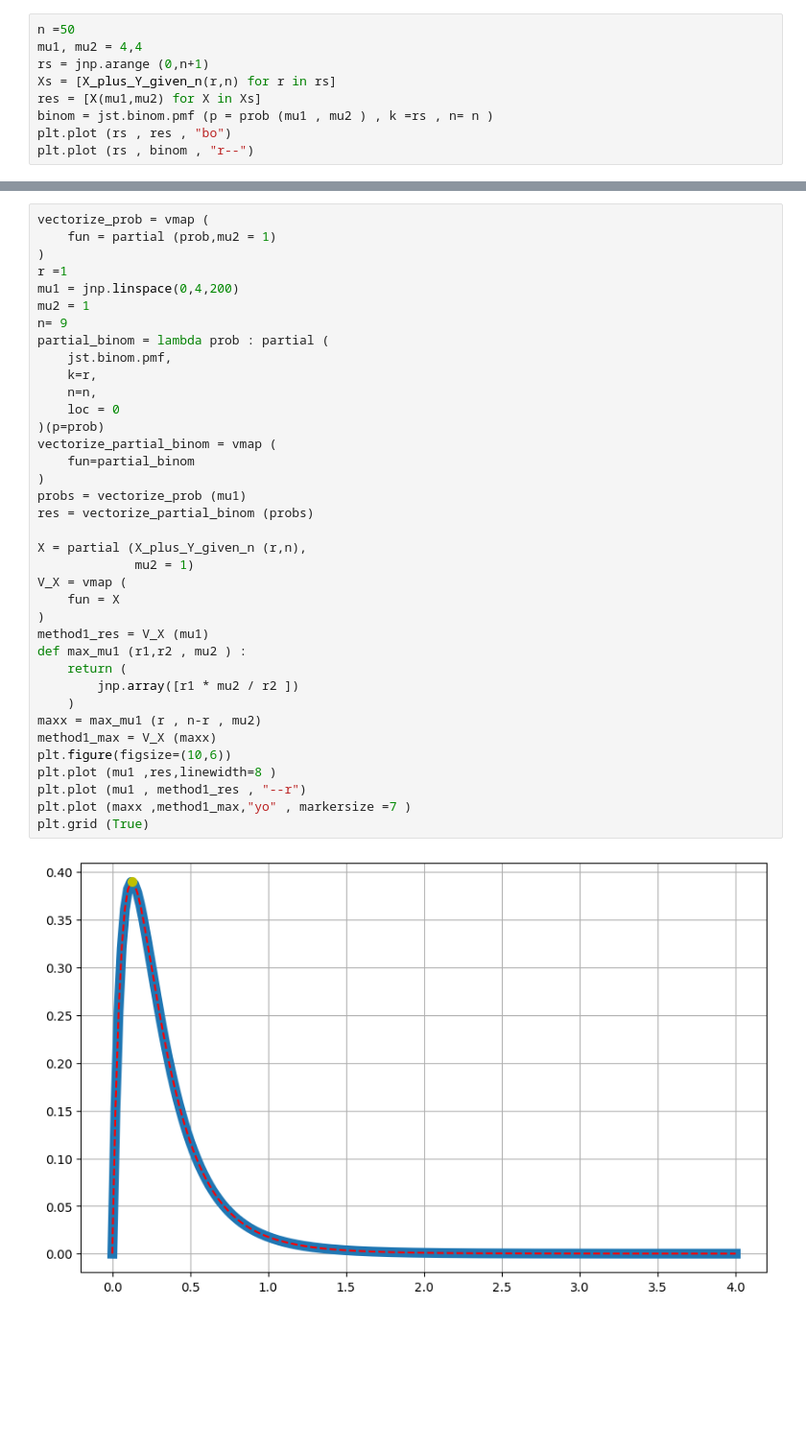
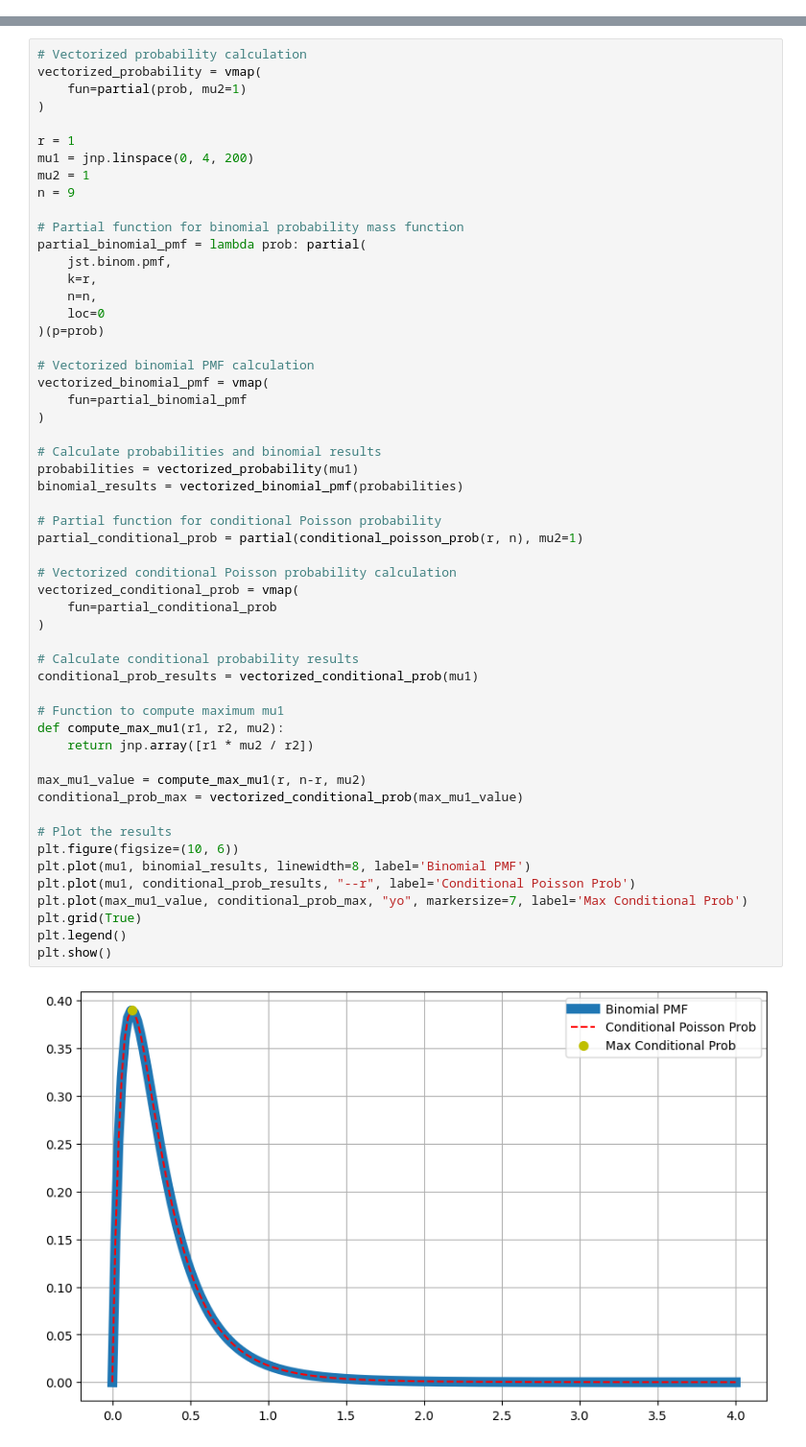
Before and after one commit to Hamzahjausi/poisson_studies, a Jupyter notebook: poisson_ch1.ipynb, the cells around one changed output, grey strips where cells are left out. Shown: that part at 96% size. Saved outputs shown, nothing was run; the diff lists cells and outputs as text; blank space fills up the shorter version.

```diff
--- a/poisson_ch1.ipynb
+++ b/poisson_ch1.ipynb
@@ -30,9 +0,0 @@ prob = lambda mu1 , mu2 : mu1 / (mu1 +mu2)
-# %%
-n =50
-mu1, mu2 = 4,4
-rs = jnp.arange (0,n+1)
-Xs = [X_plus_Y_given_n(r,n) for r in rs]
-res = [X(mu1,mu2) for X in Xs]
-binom = jst.binom.pmf (p = prob (mu1 , mu2 ) , k =rs , n= n )
-plt.plot (rs , res , "bo")
-plt.plot (rs , binom , "r--")
@@ -42,39 +104,56 @@ plt.plot (rs , binom , "r--")
 # %%
-vectorize_prob = vmap (
-    fun = partial (prob,mu2 = 1)
+# Vectorized probability calculation
+vectorized_probability = vmap(
+    fun=partial(prob, mu2=1)
 )
-r =1
-mu1 = jnp.linspace(0,4,200)
+
+r = 1
+mu1 = jnp.linspace(0, 4, 200)
 mu2 = 1
-n= 9
-partial_binom = lambda prob : partial (
+n = 9
+
+# Partial function for binomial probability mass function
+partial_binomial_pmf = lambda prob: partial(
     jst.binom.pmf,
     k=r,
     n=n,
-    loc = 0
+    loc=0
 )(p=prob)
-vectorize_partial_binom = vmap (
-    fun=partial_binom
+
+# Vectorized binomial PMF calculation
+vectorized_binomial_pmf = vmap(
+    fun=partial_binomial_pmf
 )
-probs = vectorize_prob (mu1)
-res = vectorize_partial_binom (probs)
 
-X = partial (X_plus_Y_given_n (r,n),
-             mu2 = 1)
-V_X = vmap (
-    fun = X
+# Calculate probabilities and binomial results
+probabilities = vectorized_probability(mu1)
+binomial_results = vectorized_binomial_pmf(probabilities)
+
+# Partial function for conditional Poisson probability
+partial_conditional_prob = partial(conditional_poisson_prob(r, n), mu2=1)
+
+# Vectorized conditional Poisson probability calculation
+vectorized_conditional_prob = vmap(
+    fun=partial_conditional_prob
 )
-method1_res = V_X (mu1)
-def max_mu1 (r1,r2 , mu2 ) :
-    return (
-        jnp.array([r1 * mu2 / r2 ])
-    )
-maxx = max_mu1 (r , n-r , mu2)
-method1_max = V_X (maxx)
-plt.figure(figsize=(10,6))
-plt.plot (mu1 ,res,linewidth=8 )
-plt.plot (mu1 , method1_res , "--r")
-plt.plot (maxx ,method1_max,"yo" , markersize =7 )
-plt.grid (True)
+
+# Calculate conditional probability results
+conditional_prob_results = vectorized_conditional_prob(mu1)
+
+# Function to compute maximum mu1
+def compute_max_mu1(r1, r2, mu2):
+    return jnp.array([r1 * mu2 / r2])
+
+max_mu1_value = compute_max_mu1(r, n-r, mu2)
+conditional_prob_max = vectorized_conditional_prob(max_mu1_value)
+
+# Plot the results
+plt.figure(figsize=(10, 6))
+plt.plot(mu1, binomial_results, linewidth=8, label='Binomial PMF')
+plt.plot(mu1, conditional_prob_results, "--r", label='Conditional Poisson Prob')
+plt.plot(max_mu1_value, conditional_prob_max, "yo", markersize=7, label='Max Conditional Prob')
+plt.grid(True)
+plt.legend()
+plt.show()
 # %% [output]
-[figure, old version]
+[figure, new version]
```
Also changed, not shown: parts of 14 cells of this notebook.
